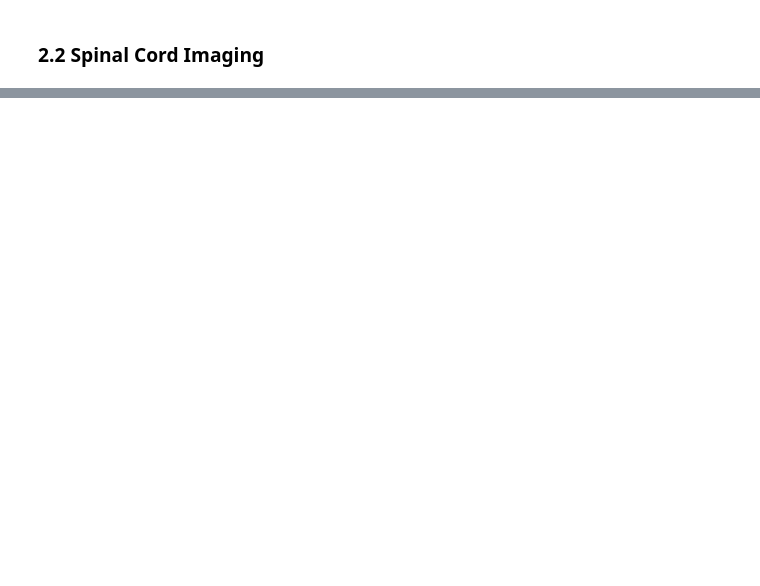
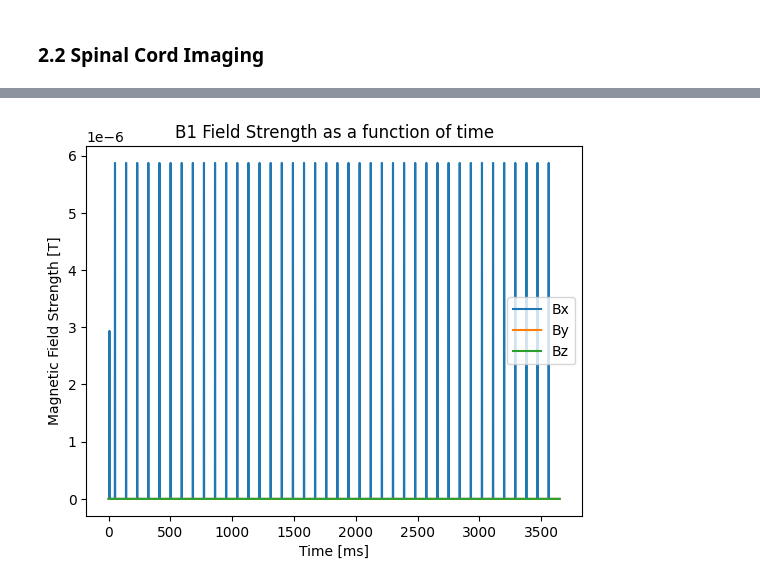
Before and after one commit to chlouly/BME599-Visualization-Project, a Jupyter notebook: main.ipynb, the cells around one changed output, grey strips where cells are left out. Saved outputs shown, nothing was run; the diff lists cells and outputs as text; code cells hidden in the pictures; blank space fills up the shorter version.

```diff
--- a/main.ipynb
+++ b/main.ipynb
@@ -239,0 +321,30 @@ Notes: Talk about offresonance in this one around the lungs
+# %%
+# Updated Sequence Parameters
+TE = 90             # Echo Time [ms]
+ETL = 40            # Echo Train Length
+PW = 2              # Width of Excitation and Refocuser Pulses [ms]
+G_dur = 30          # Frequency Encoding Gradient Durration [ms]
+G_amp = 0.0015      # Frequency Encoding Gradient Amplitude [T/cm]
+start_pad = 5       # Dead time at the beginning of sequence [ms]
+dt = 0.01           # Simulation Timestep [ms]
+
+offres = 10**-7
+# %%
+# Create a B1 Array
+B1, T = fse_pulsetrain(PW, ETL, TE, dt, start_pad=start_pad)
+
+# Create a time vector for plotting
+ntime = B1.shape[0]
+time = np.arange(ntime) * dt
+
+# Plot it as a sanity check
+plt.plot(time[::dsamp], B1[::dsamp, 0], label="Bx")
+plt.plot(time[::dsamp], B1[::dsamp, 1], label="By")
+plt.plot(time[::dsamp], B1[::dsamp, 2], label="Bz")
+plt.xlabel("Time [ms]")
+plt.ylabel("Magnetic Field Strength [T]")
+plt.title("B1 Field Strength as a function of time")
+plt.legend()
+plt.show()
+# %% [output]
+[figure, added]
```
Also changed, not shown: parts of 29 cells of this notebook, 32 other files.
